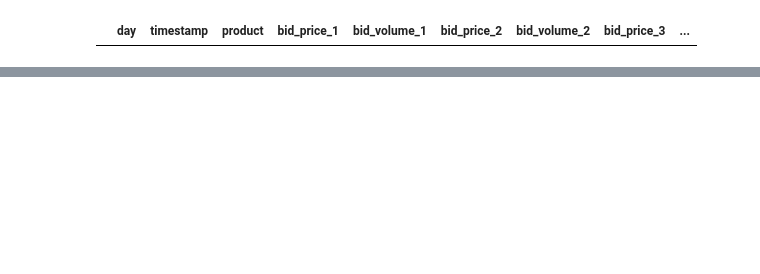
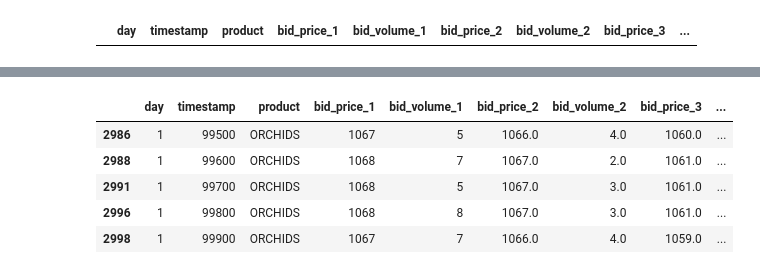
Before and after one commit to josephxiao8/prosperity2, a Jupyter notebook: joshua-notebooks/Round 2.ipynb, the cells around one changed output, grey strips where cells are left out. Saved outputs shown, nothing was run; the diff lists cells and outputs as text; code cells hidden in the pictures; blank space fills up the shorter version.

```diff
--- a/joshua-notebooks/Round 2.ipynb
+++ b/joshua-notebooks/Round 2.ipynb
@@ -188,0 +197,9 @@ df[ind]
+# %%
+df_orchids.tail()
+# %% [output]
+|  | day | timestamp | product | bid_price_1 | bid_volume_1 | bid_price_2 | bid_volume_2 | bid_price_3 | ... |
+| 2986 | 1 | 99500 | ORCHIDS | 1067 | 5 | 1066.0 | 4.0 | 1060.0 | ... |
+| 2988 | 1 | 99600 | ORCHIDS | 1068 | 7 | 1067.0 | 2.0 | 1061.0 | ... |
+| 2991 | 1 | 99700 | ORCHIDS | 1068 | 5 | 1067.0 | 3.0 | 1061.0 | ... |
+| 2996 | 1 | 99800 | ORCHIDS | 1068 | 8 | 1067.0 | 3.0 | 1061.0 | ... |
+| 2998 | 1 | 99900 | ORCHIDS | 1067 | 7 | 1066.0 | 4.0 | 1059.0 | ... |
```
Also changed, not shown: parts of 4 cells of this notebook, 1 other file.
